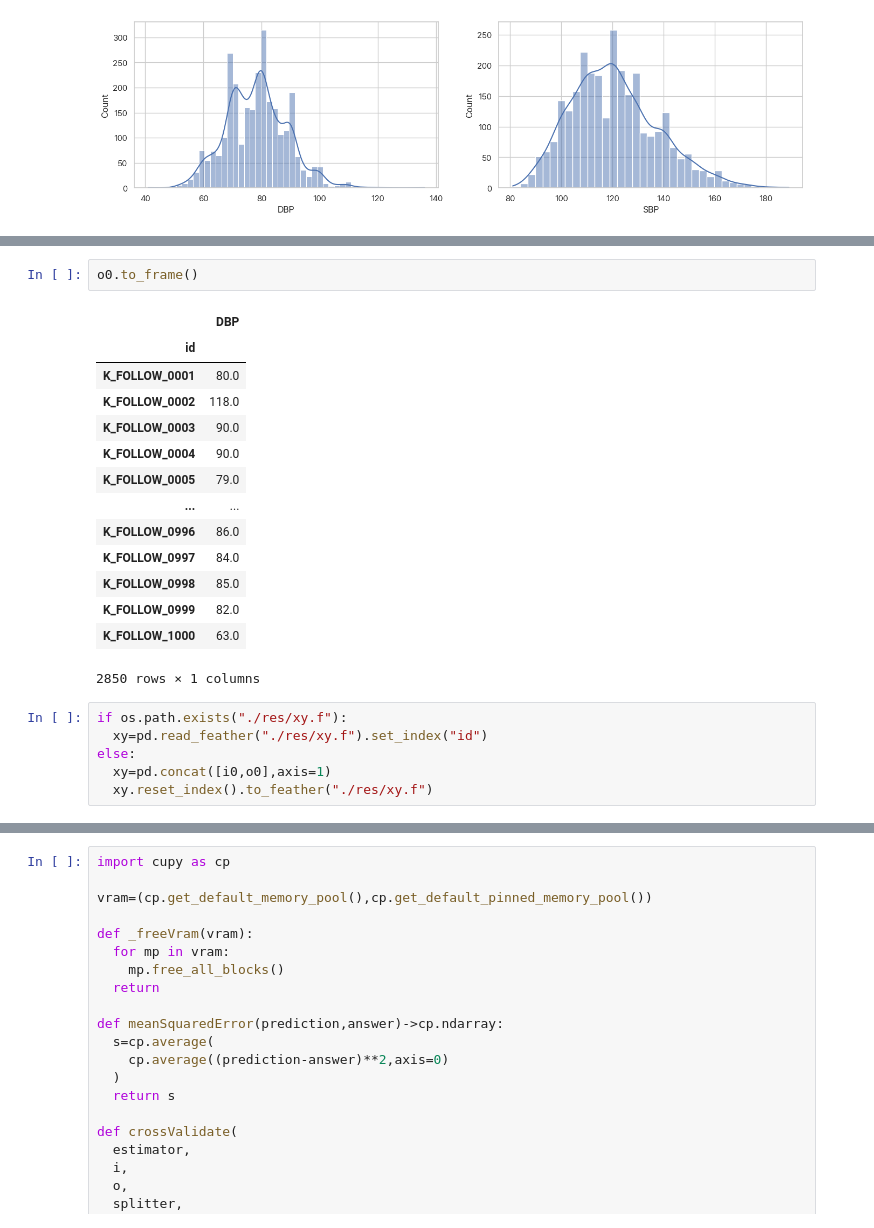
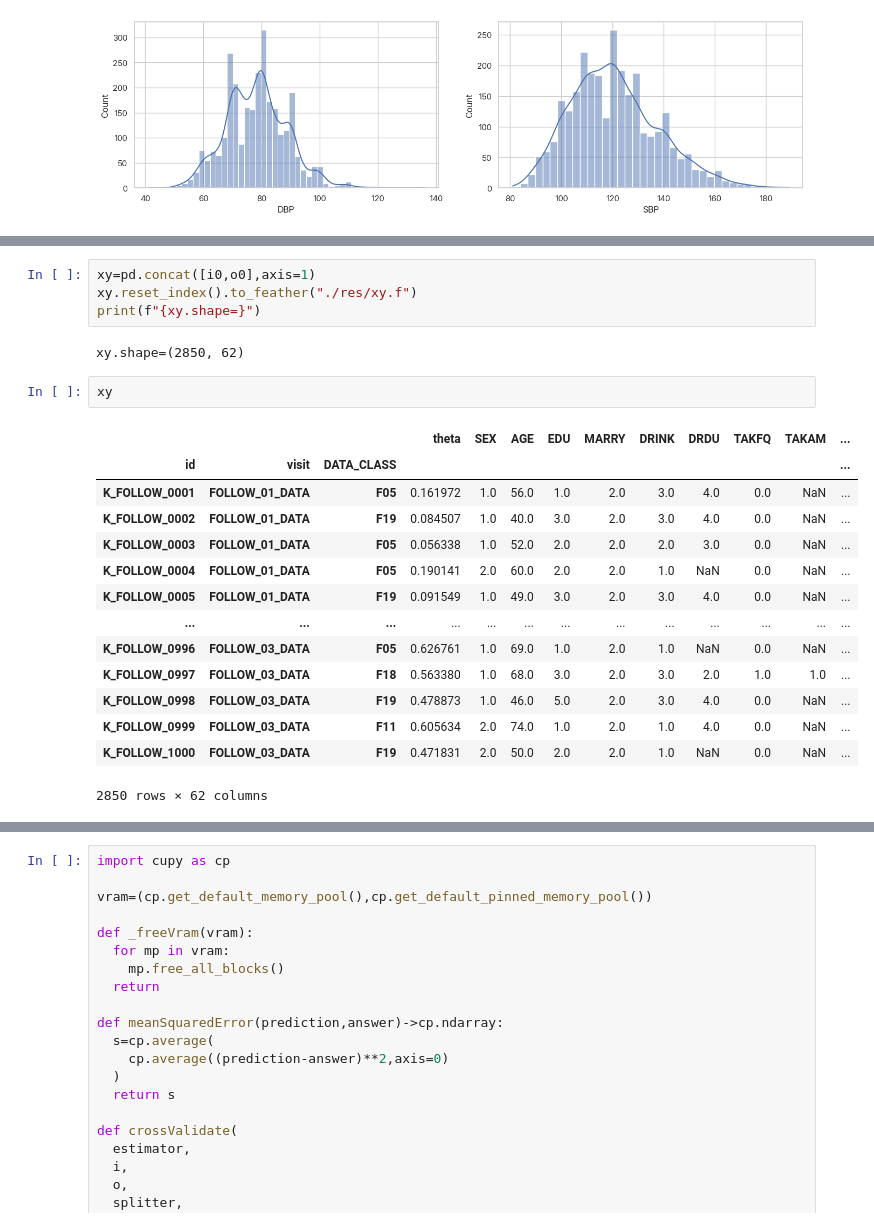
Before and after one commit to beeseosil/nih.go.kr, a Jupyter notebook: koges/qwer.ipynb, the cells around one changed output, grey strips where cells are left out. Saved outputs shown, nothing was run; the diff lists cells and outputs as text.

```diff
--- a/koges/qwer.ipynb
+++ b/koges/qwer.ipynb
@@ -398,26 +380,26 @@ i0
-# %%
-o0.to_frame()
-# %% [output]
-|  | DBP |
-| id |  |
-| K_FOLLOW_0001 | 80.0 |
-| K_FOLLOW_0002 | 118.0 |
-| K_FOLLOW_0003 | 90.0 |
-| K_FOLLOW_0004 | 90.0 |
-| K_FOLLOW_0005 | 79.0 |
-| ... | ... |
-| K_FOLLOW_0996 | 86.0 |
-| K_FOLLOW_0997 | 84.0 |
-| K_FOLLOW_0998 | 85.0 |
-| K_FOLLOW_0999 | 82.0 |
-| K_FOLLOW_1000 | 63.0 |
-2850 rows × 1 columns
 # %%
-if os.path.exists("./res/xy.f"):
-  xy=pd.read_feather("./res/xy.f").set_index("id")
-else:
-  xy=pd.concat([i0,o0],axis=1)
-  xy.reset_index().to_feather("./res/xy.f")
+xy=pd.concat([i0,o0],axis=1)
+xy.reset_index().to_feather("./res/xy.f")
+print(f"{xy.shape=}")
+# %% [output]
+xy.shape=(2850, 62)
+# %%
+xy
+# %% [output]
+|  |  |  | theta | SEX | AGE | EDU | MARRY | DRINK | DRDU | TAKFQ | TAKAM | ... |
+| id | visit | DATA_CLASS |  |  |  |  |  |  |  |  |  | ... |
+| K_FOLLOW_0001 | FOLLOW_01_DATA | F05 | 0.161972 | 1.0 | 56.0 | 1.0 | 2.0 | 3.0 | 4.0 | 0.0 | NaN | ... |
+| K_FOLLOW_0002 | FOLLOW_01_DATA | F19 | 0.084507 | 1.0 | 40.0 | 3.0 | 2.0 | 3.0 | 4.0 | 0.0 | NaN | ... |
+| K_FOLLOW_0003 | FOLLOW_01_DATA | F05 | 0.056338 | 1.0 | 52.0 | 2.0 | 2.0 | 2.0 | 3.0 | 0.0 | NaN | ... |
+| K_FOLLOW_0004 | FOLLOW_01_DATA | F05 | 0.190141 | 2.0 | 60.0 | 2.0 | 2.0 | 1.0 | NaN | 0.0 | NaN | ... |
+| K_FOLLOW_0005 | FOLLOW_01_DATA | F19 | 0.091549 | 1.0 | 49.0 | 3.0 | 2.0 | 3.0 | 4.0 | 0.0 | NaN | ... |
+| ... | ... | ... | ... | ... | ... | ... | ... | ... | ... | ... | ... | ... |
+| K_FOLLOW_0996 | FOLLOW_03_DATA | F05 | 0.626761 | 1.0 | 69.0 | 1.0 | 2.0 | 1.0 | NaN | 0.0 | NaN | ... |
+| K_FOLLOW_0997 | FOLLOW_03_DATA | F18 | 0.563380 | 1.0 | 68.0 | 3.0 | 2.0 | 3.0 | 2.0 | 1.0 | 1.0 | ... |
+| K_FOLLOW_0998 | FOLLOW_03_DATA | F19 | 0.478873 | 1.0 | 46.0 | 5.0 | 2.0 | 3.0 | 4.0 | 0.0 | NaN | ... |
+| K_FOLLOW_0999 | FOLLOW_03_DATA | F11 | 0.605634 | 2.0 | 74.0 | 1.0 | 2.0 | 1.0 | 4.0 | 0.0 | NaN | ... |
+| K_FOLLOW_1000 | FOLLOW_03_DATA | F19 | 0.471831 | 2.0 | 50.0 | 2.0 | 2.0 | 1.0 | NaN | 0.0 | NaN | ... |
+2850 rows × 62 columns
 # %%
 from sklearn.pipeline import Pipeline
 from sklearn.model_selection import ShuffleSplit
```
Also changed, not shown: parts of 25 cells of this notebook, 3 other files.
